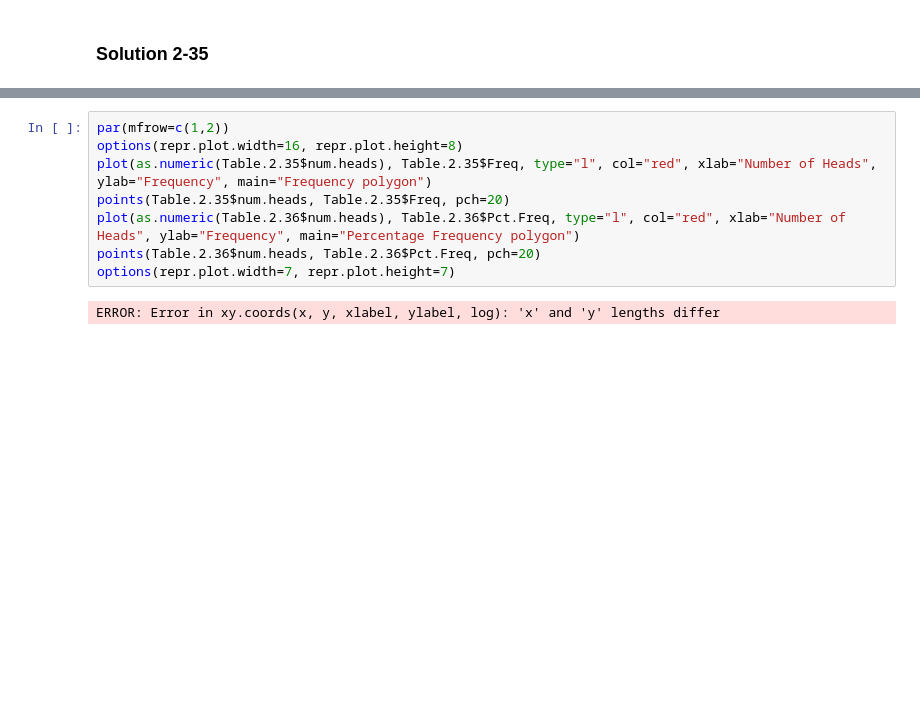
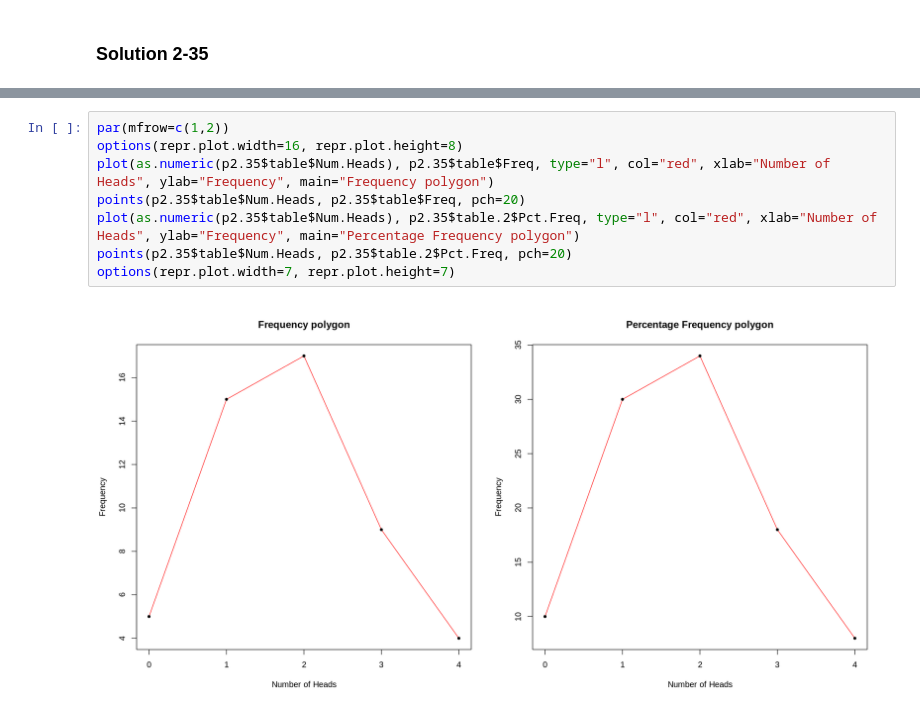
Before and after one commit to jbennett7/Statistics, a Jupyter notebook: 02 Chapter 2 Frequency Distributions/03 Supplementary Problems/Supplementary problems.ipynb, the cells around one changed output, grey strips where cells are left out. Drawn from its saved outputs; the diff is of its cells as text; blank space fills up the shorter version.

```diff
--- a/02 Chapter 2 Frequency Distributions/03 Supplementary Problems/Supplementary problems.ipynb
+++ b/02 Chapter 2 Frequency Distributions/03 Supplementary Problems/Supplementary problems.ipynb
@@ -927,11 +933,11 @@ Percent Error for each value:
 # %%
 par(mfrow=c(1,2))
 options(repr.plot.width=16, repr.plot.height=8)
-plot(as.numeric(Table.2.35$num.heads), Table.2.35$Freq, type="l", col="red", xlab="Number of Heads", ylab="Frequency", main="Frequency polygon")
-points(Table.2.35$num.heads, Table.2.35$Freq, pch=20)
-plot(as.numeric(Table.2.36$num.heads), Table.2.36$Pct.Freq, type="l", col="red", xlab="Number of Heads", ylab="Frequency", main="Percentage Frequency polygon")
-points(Table.2.36$num.heads, Table.2.36$Pct.Freq, pch=20)
+plot(as.numeric(p2.35$table$Num.Heads), p2.35$table$Freq, type="l", col="red", xlab="Number of Heads", ylab="Frequency", main="Frequency polygon")
+points(p2.35$table$Num.Heads, p2.35$table$Freq, pch=20)
+plot(as.numeric(p2.35$table$Num.Heads), p2.35$table.2$Pct.Freq, type="l", col="red", xlab="Number of Heads", ylab="Frequency", main="Percentage Frequency polygon")
+points(p2.35$table$Num.Heads, p2.35$table.2$Pct.Freq, pch=20)
 options(repr.plot.width=7, repr.plot.height=7)
 # %% [output]
-ERROR: Error in xy.coords(x, y, xlabel, ylabel, log): 'x' and 'y' lengths differ
+[figure, added]
 # %%
```
Also changed, not shown: parts of 25 cells of this notebook, 10 other files.
